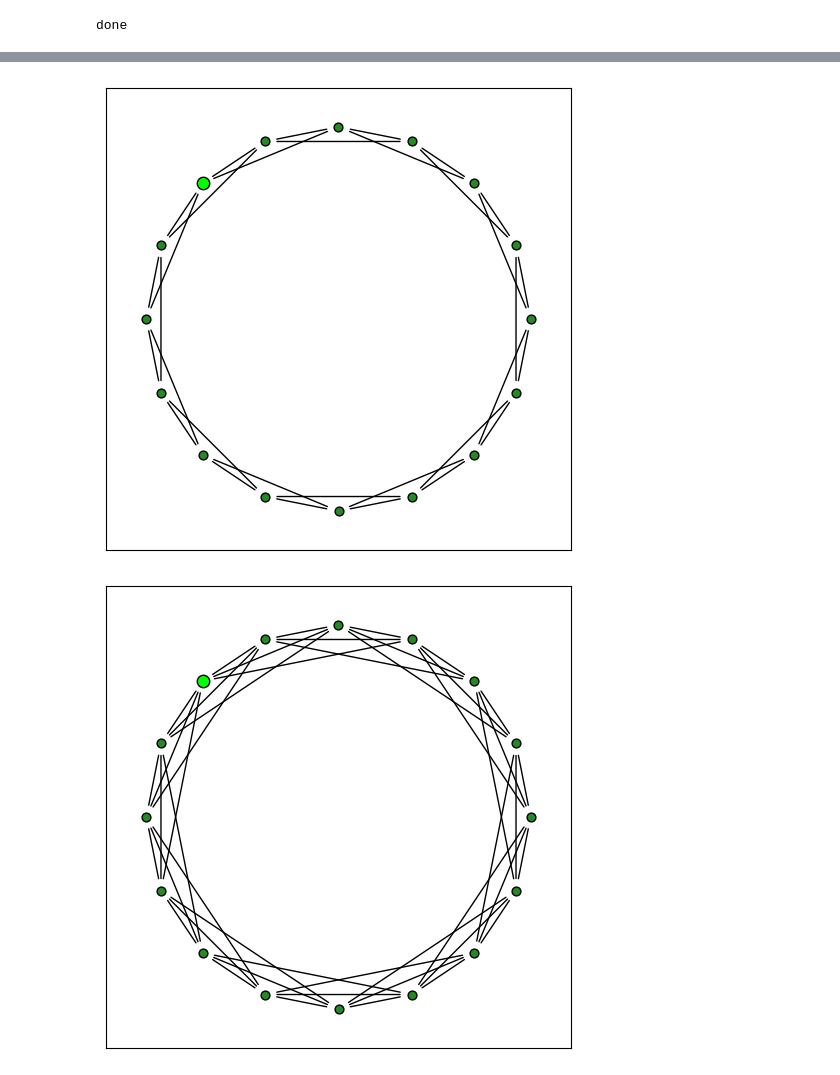
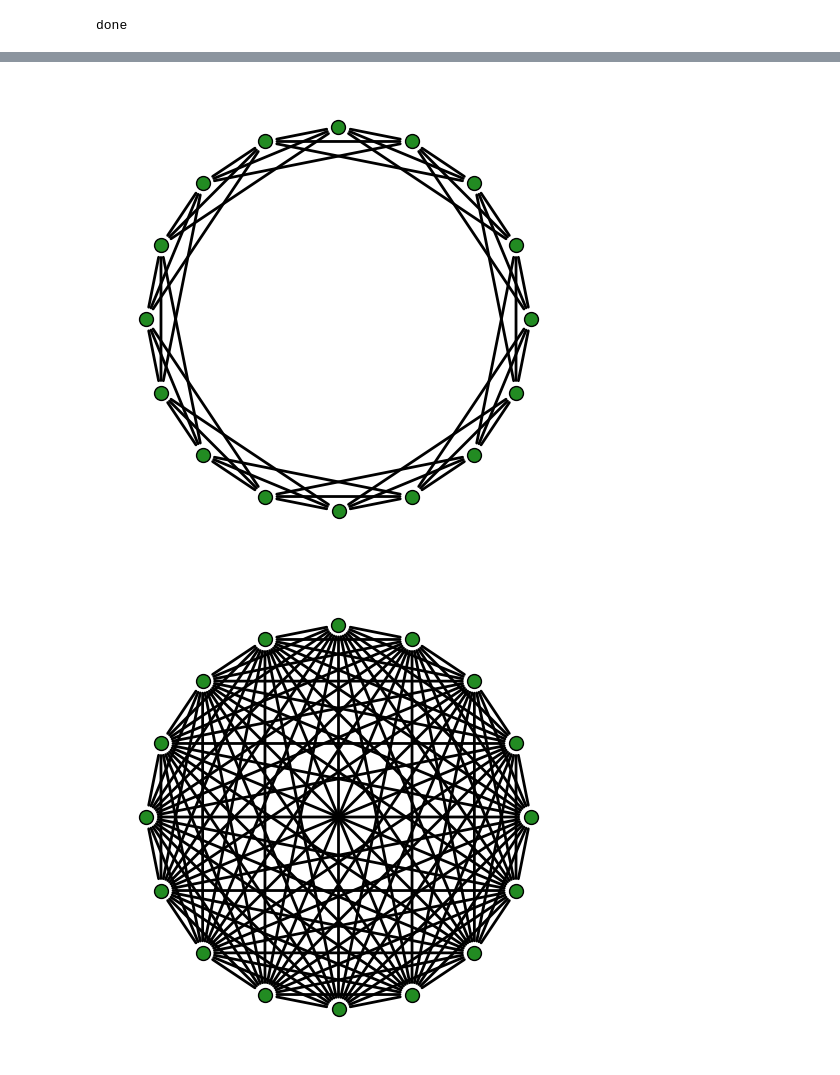
Before and after one commit to jakobgotberg/diffusion_of_innovation_in_multilayer_networks, a Jupyter notebook: regular_lattice_visualisation.ipynb, the cells around one changed output, grey strips where cells are left out. Drawn from its saved outputs; the diff is of its cells as text; code cells hidden in the pictures.

```diff
--- a/regular_lattice_visualisation.ipynb
+++ b/regular_lattice_visualisation.ipynb
@@ -16,7 +13,7 @@ The autoreload extension is already loaded. To reload it, use:
 # Create graph from adjacency matrix
 
 def run(n, save=False):
-    def draw(A, highlight=[]):
+    def draw(A, degree, highlight=[]):
         #clear_output(wait=True)
         G = nx.from_numpy_array(A, create_using=nx.Graph)
         pos = nx.circular_layout(G)
@@ -28,7 +25,7 @@ def run(n, save=False):
             nodelist=[i for i in range(n) if i not in highlight],
             #arrowstyle='-|>',
             node_color="forestgreen",
-            node_size=40,
+            node_size=100,
             edgecolors="black",
         )
         nx.draw_networkx_nodes(
@@ -47,31 +44,23 @@ def run(n, save=False):
             edgelist=list(G.edges()),
             arrowstyle=None,
             edge_color="black",
-            arrowsize=0
+            arrowsize=0,
+            width=2
         )
+        plt.axis("off")
         plt.axis("equal")
         if not save:
             plt.show()
         else:
-            plt.savefig(
-
-    f"pngs/plot{degree}.png",
-    format="png",
-    transparent=True,
-    bbox_inches="tight"
-
-)
-    degree = 2
-    while(True):
+             plt.savefig(f"graph_{degree}.svg", format="svg", bbox_inches="tight", transparent=True)
+    degrees = [2,6,16]
+    for degree in degrees:
         A = regular_lattice(n, degree)
         conn = mu.algebraic_connectivity(A)
-        draw(A, highlight=[6])
+        draw(A, degree, highlight=[])
 
         if not save:
             time.sleep(1)
-        if np.isclose(conn, n):
-            break
-        degree += 2
     print("done")
 
 run(16,save=True)
@@ -81,2 +70,2 @@ done
-[figure, old version]
+[figure, new version]
-[figure, old version]
+[figure, new version]
```
Also changed, not shown: parts of 4 cells of this notebook, 10 other files.
